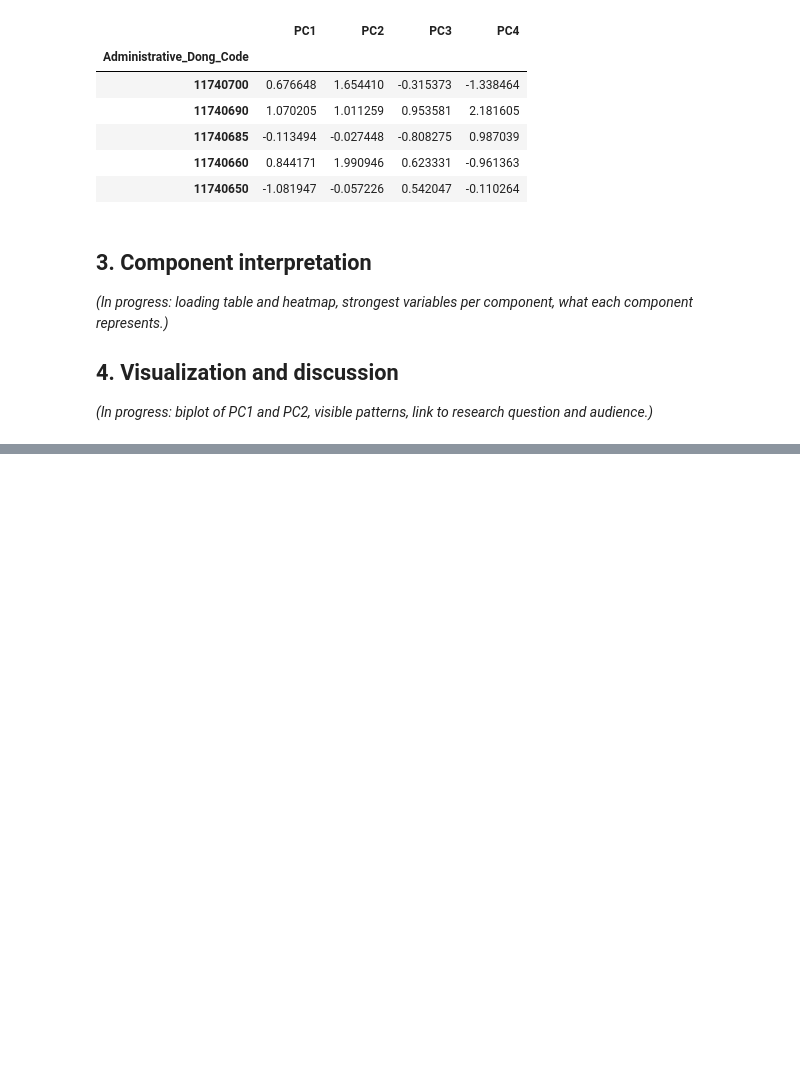
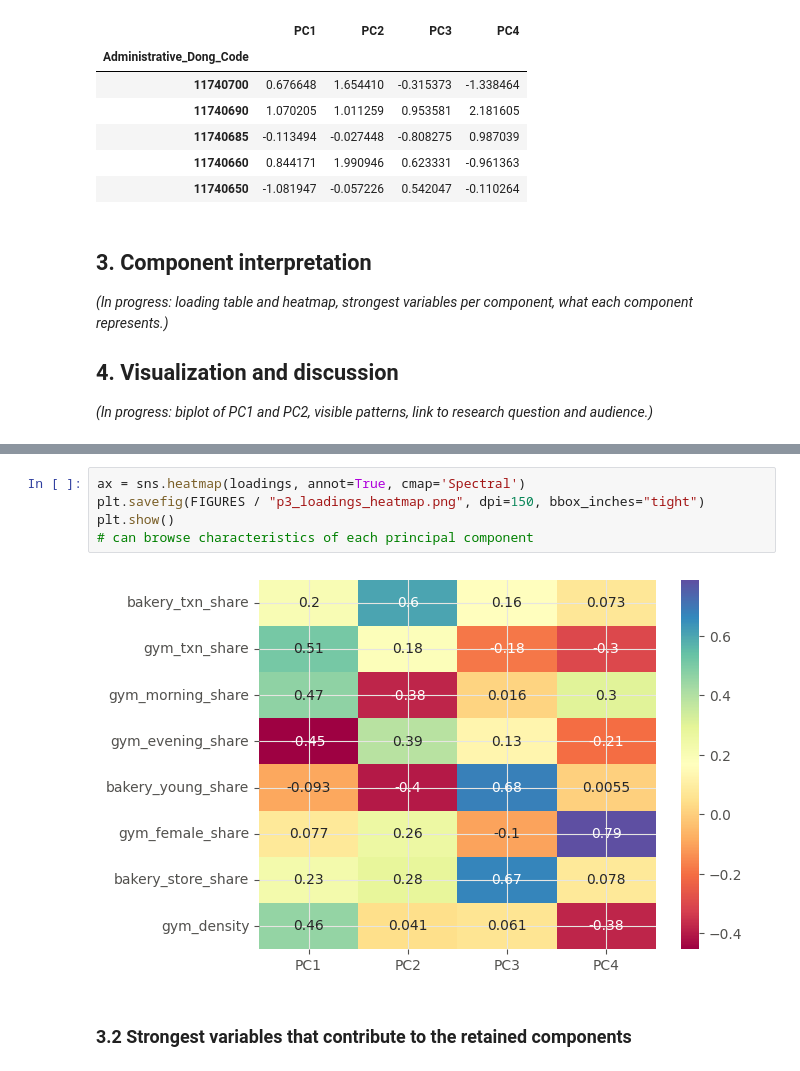
Before and after one commit to Aka-Santi/do-you-even-loaf, a Jupyter notebook: notebooks/02_pca.ipynb, the cells around one changed output, grey strips where cells are left out. Cells and saved outputs as stored; diff of their text form; blank space fills up the shorter version.

```diff
--- a/notebooks/02_pca.ipynb
+++ b/notebooks/02_pca.ipynb
@@ -273,0 +294,9 @@ Saved: ../data/processed/pca_loadings.csv (8, 4)
+# %%
+ax = sns.heatmap(loadings, annot=True, cmap='Spectral')
+plt.savefig(FIGURES / "p3_loadings_heatmap.png", dpi=150, bbox_inches="tight")
+plt.show()
+# can browse characteristics of each principal component
+# %% [output]
+[figure, added]
+# %% [markdown]
+### 3.2 Strongest variables that contribute to the retained components
```
Also changed, not shown: parts of 16 cells of this notebook, 7 other files.
